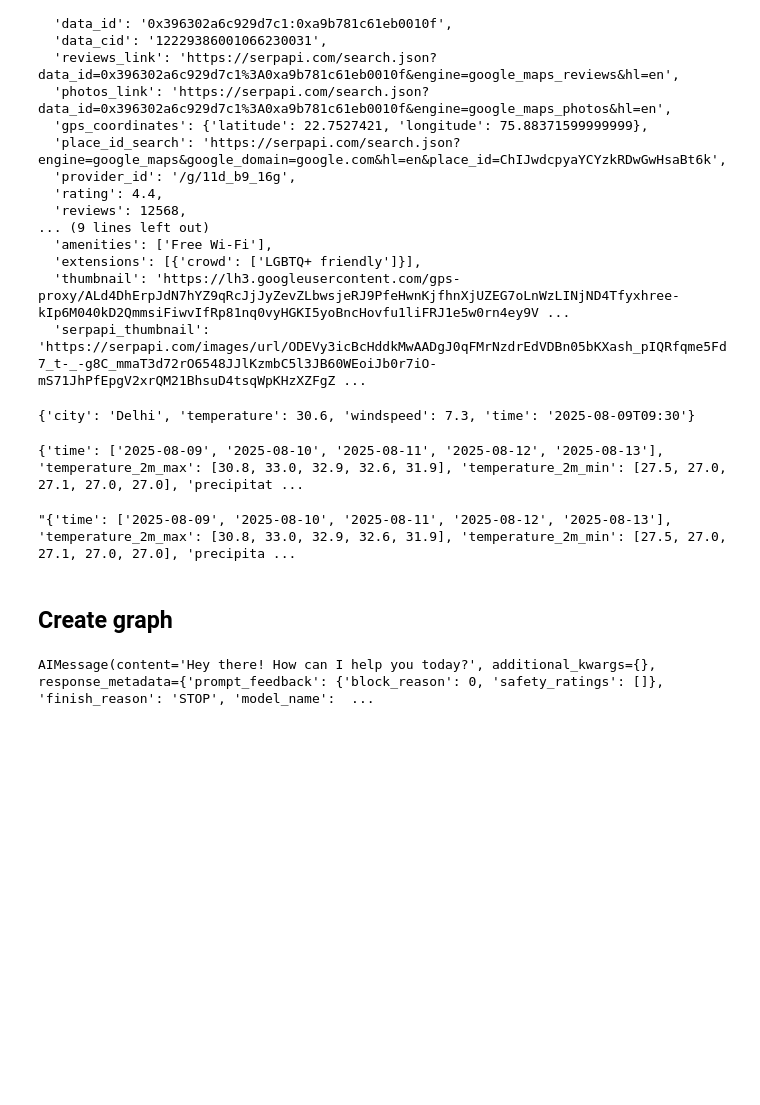
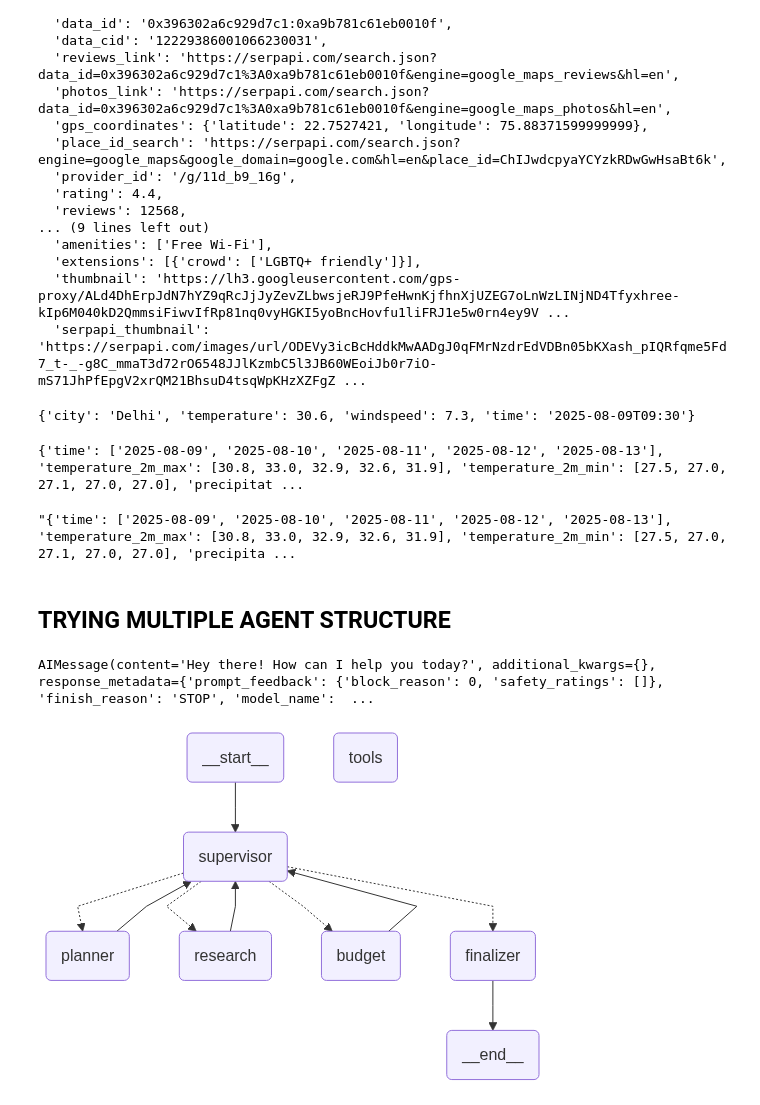
Before and after one commit to kshitijkumrawat20/Xplora, a Jupyter notebook: notebook.ipynb, the cells around one changed output. Saved outputs shown, nothing was run; the diff lists cells and outputs as text; code cells hidden in the pictures; blank space fills up the shorter version.

Commit message:
trying multiple agents orchastrations

```diff
--- a/notebook.ipynb
+++ b/notebook.ipynb
@@ -337,7 +337,7 @@ print(forecast)
 # %% [output]
 "{'time': ['2025-08-09', '2025-08-10', '2025-08-11', '2025-08-12', '2025-08-13'], 'temperature_2m_max': [30.8, 33.0, 32.9, 32.6, 31.9], 'temperature_2m_min': [27.5, 27.0, 27.1, 27.0, 27.0], 'precipita ...
 # %% [markdown]
-## Create graph
+## TRYING MULTIPLE AGENT STRUCTURE
 # %%
 from langchain_google_genai import ChatGoogleGenerativeAI
 import os
@@ -354,3 +354,77 @@ AIMessage(content='Hey there! How can I help you today?', additional_kwargs={},
 # %%
 from langgraph.graph import StateGraph, MessagesState, END, START
 from langgraph.prebuilt import too
+# %%
+from langgraph.graph import StateGraph, START, END, MessagesState
+from utils.model_loader import ModelLoader
+from langgraph.prebuilt import ToolNode
+from tools.weather_tool import WeatherInfoTool
+from tools.place_search_tool import PlaceSearchTool
+from tools.expense_calculator import CalculatorTool
+from tools.currency_conversion import CurrencyConverterTool
+from prompt_library.agent_prompts import SYSTEM_PROMPT
+
+
+def planner_agent(state: MessagesState):
+    return {'messages': [f"Planner: Created itinery for {state['messages'][-1]}"]}
+def research_agent(state: MessagesState):
+    return {'messages': [f"Research: Added attractions, hotels, and weather info for {state['messages'][-1]}"]}
+def budget_agent(state: MessagesState):
+    return {'messages': [f"Budget: Calculated costs and converted currency for  {state['messages'][-1]}"]}
+def finalizer_agent(state: MessagesState):
+    return {'messages': [f"Finalizer: Generated polished markdown itinerary for {state['messages'][-1]}"]}
+
+def supervisor_agent(state: MessagesState):
+    if "planner:" not in "".join(state['messages']):
+        return "planner"
+    elif "Research:"not in "".join(state['messages']):
+        return "research"
+    elif "Budget:" not in "".join(state['messages']):
+        return "budget"
+    else:
+        return "finalizer"
+
+    ##
+class Travel_Graph:
+    def __init__(self):
+        # Load tools if needed
+        self.weather_tool = WeatherInfoTool()
+        self.place_search_tool = PlaceSearchTool()
+        self.expense_calculator = CalculatorTool()
+        self.currency_converter = CurrencyConverterTool()
+
+        self.tools = [
+            *self.weather_tool.weather_tool_list,
+            *self.currency_converter.currency_converter_tool_list,
+            *self.expense_calculator.calculator_tool_list,
+            *self.place_search_tool.place_search_tool_list
+        ]
+    def build(self):
+        g = StateGraph(MessagesState)
+
+        g.add_node("supervisor", supervisor_agent)
+        g.add_node("planner", planner_agent)
+        g.add_node("research", research_agent)
+        g.add_node("budget", budget_agent)
+        g.add_node("finalizer", finalizer_agent)
+        g.add_node("tools", ToolNode(tools = self.tools))
+
+        # Edges
+        g.add_edge(START, "supervisor")
+        g.add_conditional_edges("supervisor", lambda state: supervisor_agent(state), {
+            "planner": "planner",
+            "research": "research",
+            "budget": "budget",
+            "finalizer": "finalizer"
+        })
+        g.add_edge("planner", "supervisor")
+        g.add_edge("research", "supervisor")
+        g.add_edge("budget", "supervisor")
+        g.add_edge("finalizer", END)
+
+        return g.compile()
+
+graph = Travel_Graph().build()
+graph
+# %% [output]
+[figure, added]
```
Also changed, not shown: parts of 5 cells of this notebook, 3 other files.
